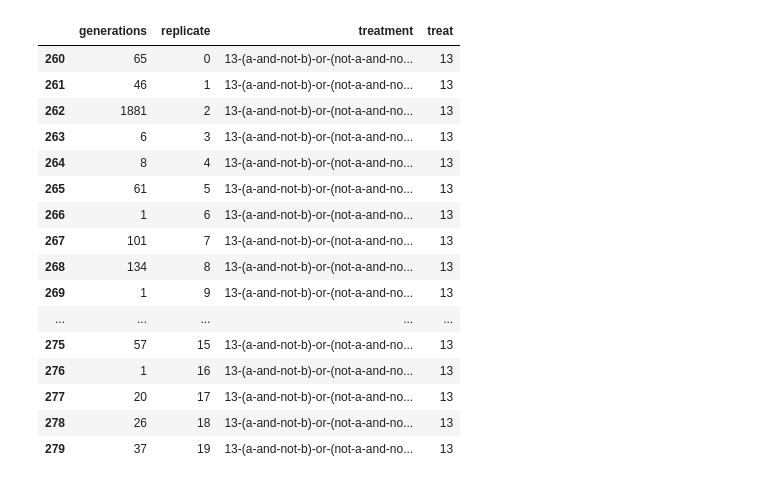
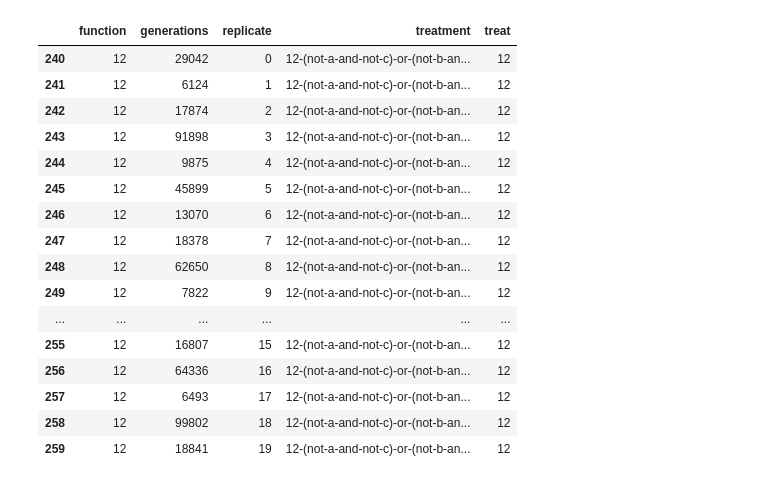
Before and after one commit to brettc/bricolage, a Jupyter notebook: experiments/speed.ipynb, the cells around one changed output. Saved outputs shown, nothing was run; the diff lists cells and outputs as text; code cells hidden in the pictures.

```diff
--- a/experiments/speed.ipynb
+++ b/experiments/speed.ipynb
@@ -39,21 +39,21 @@ max      1232.000000
 Name: generations, dtype: float64
 # %%
-groups[13]
+groups[12]
 # %% [output]
-|  | generations | replicate | treatment | treat |
-| 260 | 65 | 0 | 13-(a-and-not-b)-or-(not-a-and-no... | 13 |
-| 261 | 46 | 1 | 13-(a-and-not-b)-or-(not-a-and-no... | 13 |
-| 262 | 1881 | 2 | 13-(a-and-not-b)-or-(not-a-and-no... | 13 |
-| 263 | 6 | 3 | 13-(a-and-not-b)-or-(not-a-and-no... | 13 |
-| 264 | 8 | 4 | 13-(a-and-not-b)-or-(not-a-and-no... | 13 |
-| 265 | 61 | 5 | 13-(a-and-not-b)-or-(not-a-and-no... | 13 |
-| 266 | 1 | 6 | 13-(a-and-not-b)-or-(not-a-and-no... | 13 |
-| 267 | 101 | 7 | 13-(a-and-not-b)-or-(not-a-and-no... | 13 |
-| 268 | 134 | 8 | 13-(a-and-not-b)-or-(not-a-and-no... | 13 |
-| 269 | 1 | 9 | 13-(a-and-not-b)-or-(not-a-and-no... | 13 |
-| ... | ... | ... | ... | ... |
-| 275 | 57 | 15 | 13-(a-and-not-b)-or-(not-a-and-no... | 13 |
-| 276 | 1 | 16 | 13-(a-and-not-b)-or-(not-a-and-no... | 13 |
-| 277 | 20 | 17 | 13-(a-and-not-b)-or-(not-a-and-no... | 13 |
-| 278 | 26 | 18 | 13-(a-and-not-b)-or-(not-a-and-no... | 13 |
-| 279 | 37 | 19 | 13-(a-and-not-b)-or-(not-a-and-no... | 13 |
+|  | function | generations | replicate | treatment | treat |
+| 240 | 12 | 29042 | 0 | 12-(not-a-and-not-c)-or-(not-b-an... | 12 |
+| 241 | 12 | 6124 | 1 | 12-(not-a-and-not-c)-or-(not-b-an... | 12 |
+| 242 | 12 | 17874 | 2 | 12-(not-a-and-not-c)-or-(not-b-an... | 12 |
+| 243 | 12 | 91898 | 3 | 12-(not-a-and-not-c)-or-(not-b-an... | 12 |
+| 244 | 12 | 9875 | 4 | 12-(not-a-and-not-c)-or-(not-b-an... | 12 |
+| 245 | 12 | 45899 | 5 | 12-(not-a-and-not-c)-or-(not-b-an... | 12 |
+| 246 | 12 | 13070 | 6 | 12-(not-a-and-not-c)-or-(not-b-an... | 12 |
+| 247 | 12 | 18378 | 7 | 12-(not-a-and-not-c)-or-(not-b-an... | 12 |
+| 248 | 12 | 62650 | 8 | 12-(not-a-and-not-c)-or-(not-b-an... | 12 |
+| 249 | 12 | 7822 | 9 | 12-(not-a-and-not-c)-or-(not-b-an... | 12 |
+| ... | ... | ... | ... | ... | ... |
+| 255 | 12 | 16807 | 15 | 12-(not-a-and-not-c)-or-(not-b-an... | 12 |
+| 256 | 12 | 64336 | 16 | 12-(not-a-and-not-c)-or-(not-b-an... | 12 |
+| 257 | 12 | 6493 | 17 | 12-(not-a-and-not-c)-or-(not-b-an... | 12 |
+| 258 | 12 | 99802 | 18 | 12-(not-a-and-not-c)-or-(not-b-an... | 12 |
+| 259 | 12 | 18841 | 19 | 12-(not-a-and-not-c)-or-(not-b-an... | 12 |
```
Also changed, not shown: parts of 11 cells of this notebook.
